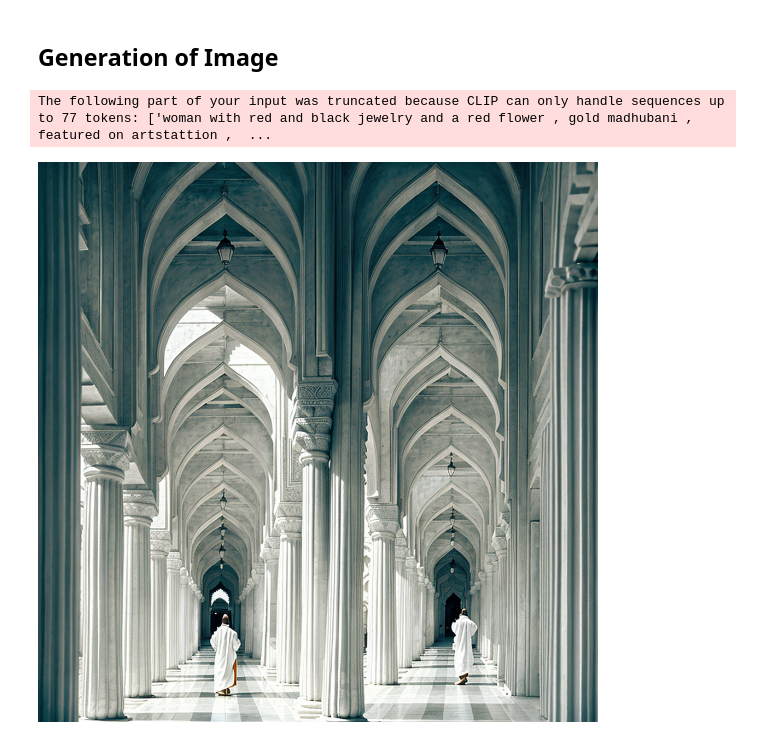
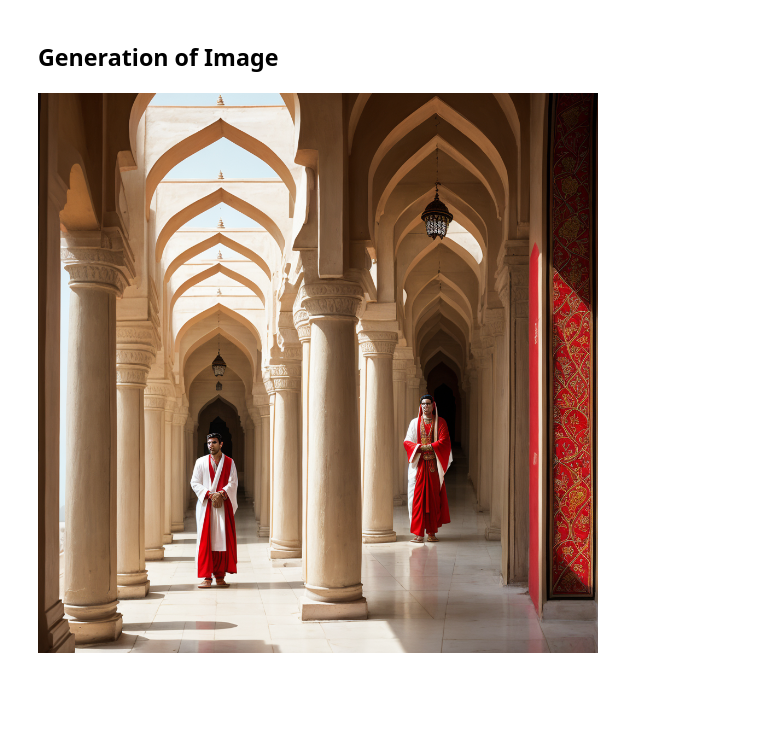
Before and after one commit to buggytanmoy77/Chaos, a Jupyter notebook: model.ipynb, the cells around one changed output. Saved outputs shown, nothing was run; the diff lists cells and outputs as text; code cells hidden in the pictures; blank space fills up the shorter version.

Commit message:
Changing to T5 for Summarization

```diff
--- a/model.ipynb
+++ b/model.ipynb
@@ -81,12 +52,11 @@ print("\nExtracted Prompts:", prompts)
 !pip install transformers
 from transformers import pipeline
 
-summarizer = pipeline("summarization", model="facebook/bart-large-cnn")
-combined_prompts = " AND ".join([
-    f"({prompt})" for prompt in prompts
-])
+summarizer = pipeline("summarization", model="t5-base")
 
-summary = summarizer(combined_prompts, max_length=72, min_length=30, do_sample=False)[0]['summary_text']
+input_text = "Combine into a Stable Diffusion prompt: " + ", ".join(prompts)
+summary = summarizer(input_text, max_length=70, min_length=30, do_sample=False)[0]['summary_text']
+
 summary = summary + ", best quality, high resolution,"
 print("Combined and Summarized Prompt:")
 print(summary)
@@ -94,17 +85,16 @@ print(summary)
 ## Generation of Image
 # %%
 result = pipe(
-    combined_prompts,
+    summary,
     negative_prompt="(deformed iris, deformed pupils, extra fingers), text, close up, cropped, out of frame, worst quality, low quality, jpeg artifacts, ugly, duplicate, morbid, mutilated, mutated hands, poorly drawn hands, poorly drawn face, mutation, deformed, blurry, dehydrated, bad anatomy, bad proportions, extra limbs, cloned face, disfigured, gross proportions, malformed limbs, missing arms, missing legs, extra arms, extra legs, fused fingers, too many fingers, long neck,ugly, tiling, poorly drawn hands, poorly drawn feet, poorly drawn face, out of frame, extra limbs, disfigured, deformed, body out of frame, blurry, bad anatomy, blurred, watermark, grainy, signature, cut off, draft, gender swap, gender change",
     num_inference_steps=100,
     guidance_scale=8,
-    width=724,
-    height=724,
+    width=1024,
+    height=1024,
     generator=torch.Generator(device="cuda").manual_seed(42)
 ).images[0]
 
 result.save("output.png")
 display(result)
 # %% [output]
-The following part of your input was truncated because CLIP can only handle sequences up to 77 tokens: ['woman with red and black jewelry and a red flower , gold madhubani , featured on artstattion ,  ...
-[figure, old version]
+[figure, new version]
```
Also changed, not shown: parts of 4 cells of this notebook.
